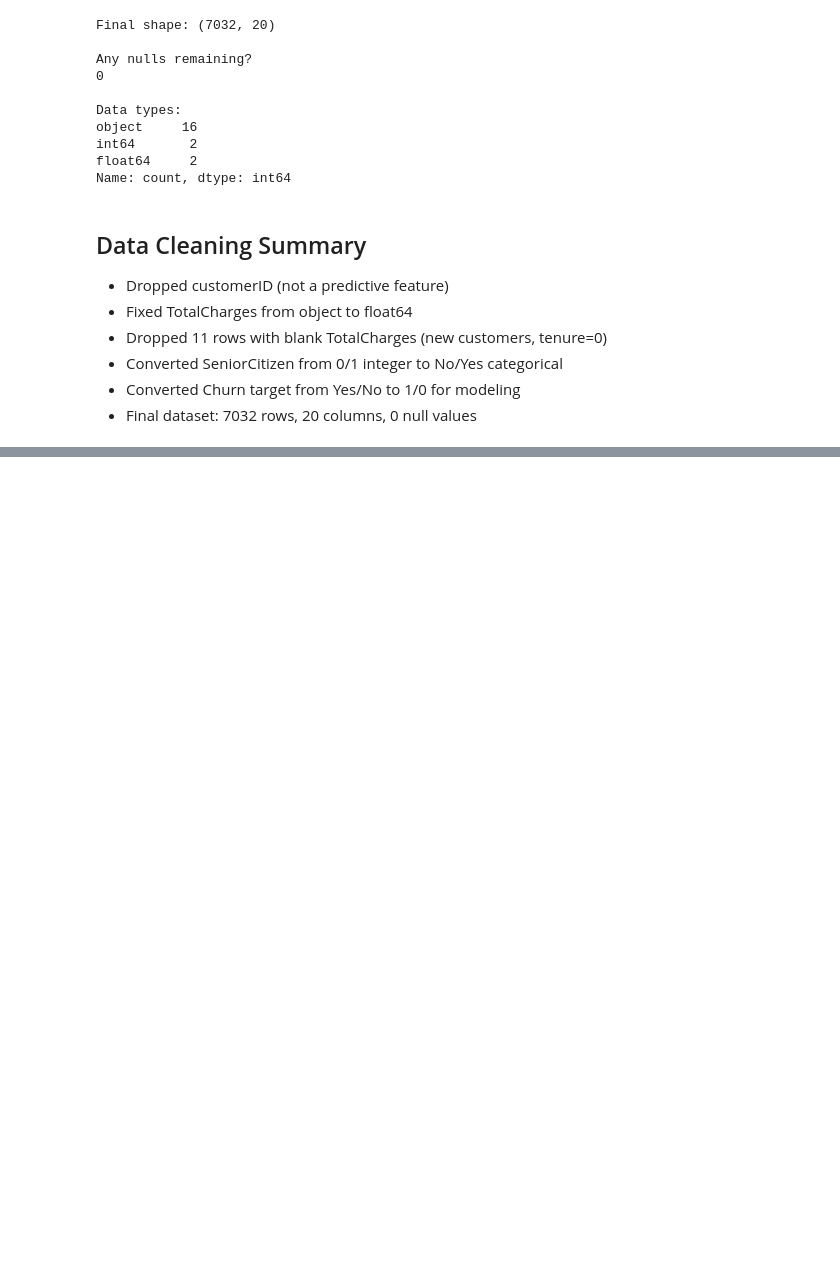
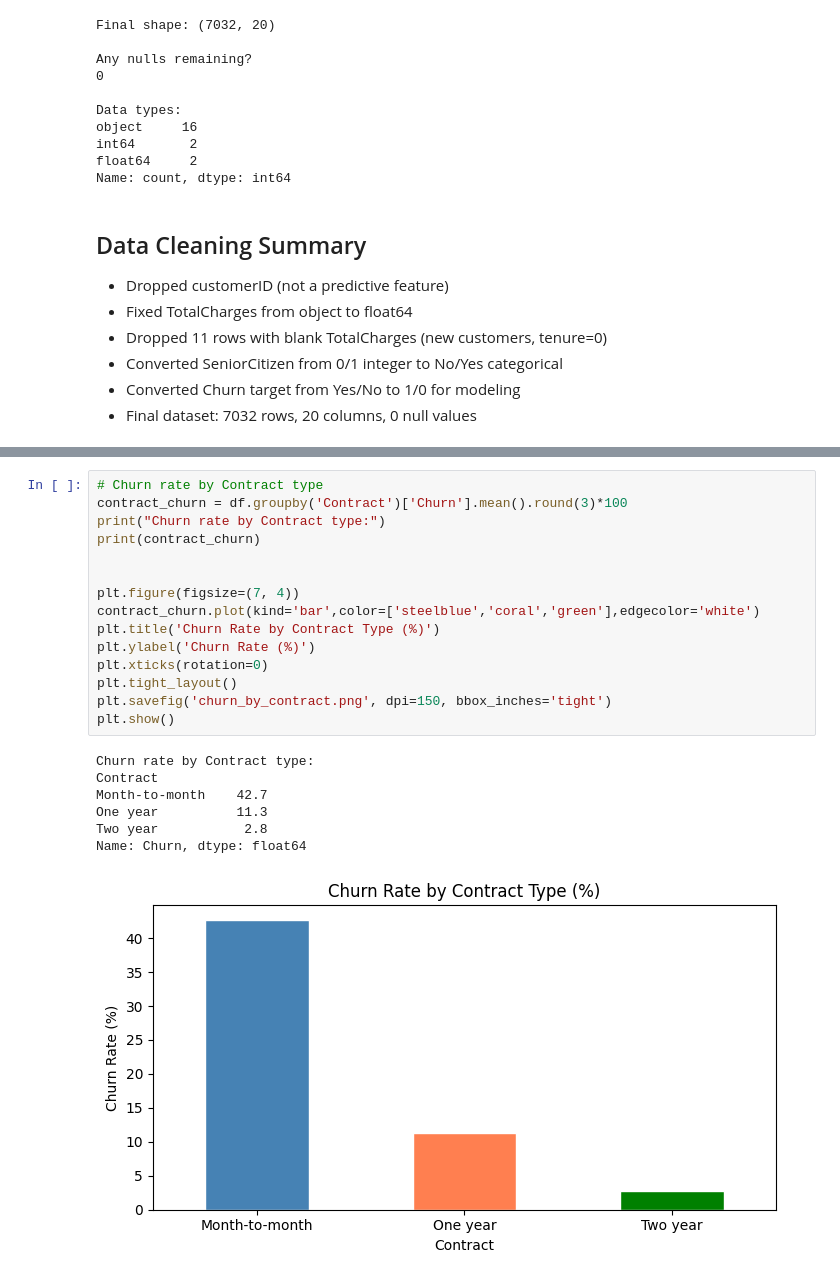
Before and after one commit to Integenpiyush/churn-prediction-catboost, a Jupyter notebook: notebooks/01_eda.ipynb, the cells around one changed output, grey strips where cells are left out. Saved outputs shown, nothing was run; the diff lists cells and outputs as text; blank space fills up the shorter version.

```diff
--- a/notebooks/01_eda.ipynb
+++ b/notebooks/01_eda.ipynb
@@ -227,0 +255,23 @@ Name: count, dtype: int64
+# %%
+# Churn rate by Contract type
+contract_churn = df.groupby('Contract')['Churn'].mean().round(3)*100
+print("Churn rate by Contract type:")
+print(contract_churn)
+
+
+plt.figure(figsize=(7, 4))
+contract_churn.plot(kind='bar',color=['steelblue','coral','green'],edgecolor='white')
+plt.title('Churn Rate by Contract Type (%)')
+plt.ylabel('Churn Rate (%)')
+plt.xticks(rotation=0)
+plt.tight_layout()
+plt.savefig('churn_by_contract.png', dpi=150, bbox_inches='tight')
+plt.show()
+# %% [output]
+Churn rate by Contract type:
+Contract
+Month-to-month    42.7
+One year          11.3
+Two year           2.8
+Name: Churn, dtype: float64
+[figure, added]
```
Also changed, not shown: parts of 10 cells of this notebook.
